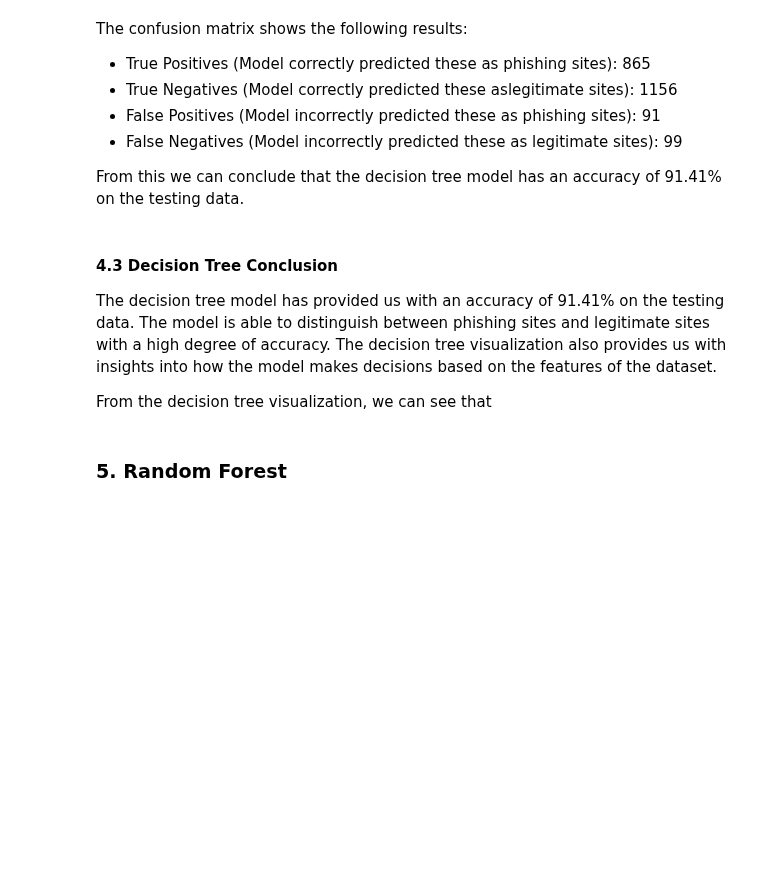
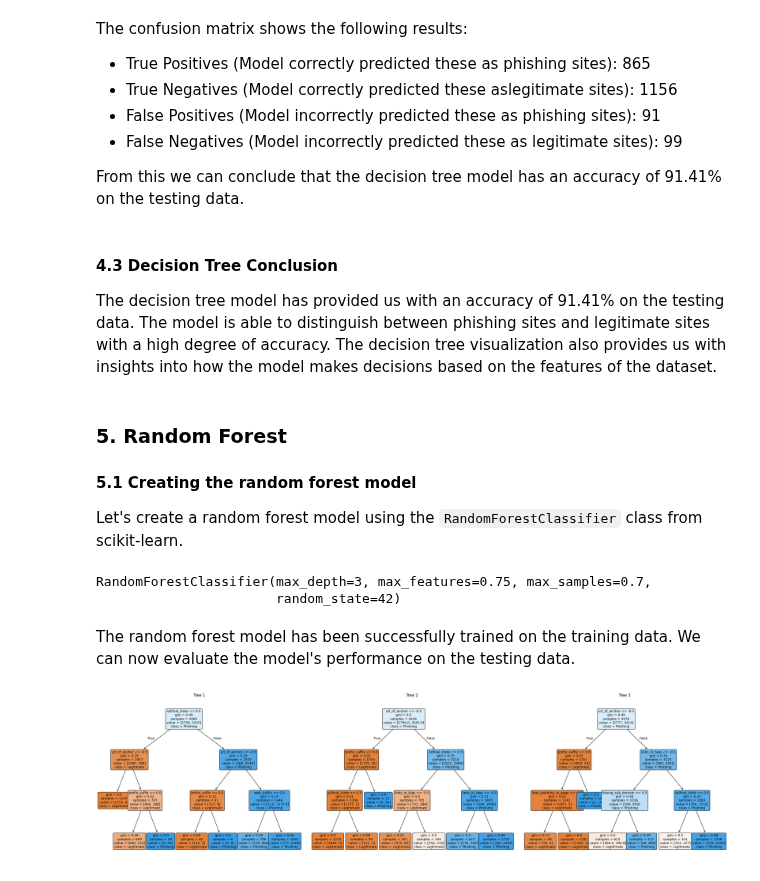
Before and after one commit to Group-6-Software-Development/Data-Handling-and-Machine-Learning, a Jupyter notebook: home_assignments/Task_3-Decision-trees-and-random-forests.ipynb, the cells around one changed output. Cells and saved outputs as stored; diff of their text form; code cells hidden in the pictures; blank space fills up the shorter version.

```diff
--- a/home_assignments/Task_3-Decision-trees-and-random-forests.ipynb
+++ b/home_assignments/Task_3-Decision-trees-and-random-forests.ipynb
@@ -225,7 +233,46 @@ From this we can conclude that the decision tree model has an accuracy of 91.41%
 #### 4.3 Decision Tree Conclusion
 
 The decision tree model has provided us with an accuracy of 91.41% on the testing data. The model is able to distinguish between phishing sites and legitimate sites with a high degree of accuracy. The decision tree visualization also provides us with insights into how the model makes decisions based on the features of the dataset.
-
-From the decision tree visualization, we can see that
 # %% [markdown]
 ### 5. Random Forest
+
+#### 5.1 Creating the random forest model
+
+Let's create a random forest model using the `RandomForestClassifier` class from scikit-learn.
+# %%
+# Create the random forest model
+rf_model = RandomForestClassifier(n_estimators=100, bootstrap=True, max_samples=0.7, max_features=0.75, max_depth=3, random_state=42)
+
+# Train the model on the training data (we must use .values.ravel() on the targets to change the shape of the array)
+rf_model.fit(features_train, targets_train.values.ravel())
+# %% [output]
+RandomForestClassifier(max_depth=3, max_features=0.75, max_samples=0.7,
+                       random_state=42)
+# %% [markdown]
+The random forest model has been successfully trained on the training data. We can now evaluate the model's performance on the testing data.
+# %%
+# Set the size of the figure
+plt.figure(figsize=(27.5, 7.5))
+
+# Number of trees in the forest
+n_trees = 3
+
+# Plot the trees in the random forest
+for i in range(n_trees):
+    plt.subplot(1, n_trees, i + 1)
+    plot_tree(
+        rf_model.estimators_[i],
+        feature_names=features.columns,
+        class_names=["Legitimate", "Phishing"],
+        filled=True,
+        rounded=True,
+        proportion=False,
+        fontsize=10,
+        precision=2)
+    plt.title(f"Tree {i + 1}")
+
+# Show the plot with a tight layout
+plt.tight_layout()
+plt.show()
+# %% [output]
+[figure, added]
```
Also changed, not shown: parts of 6 cells of this notebook.
